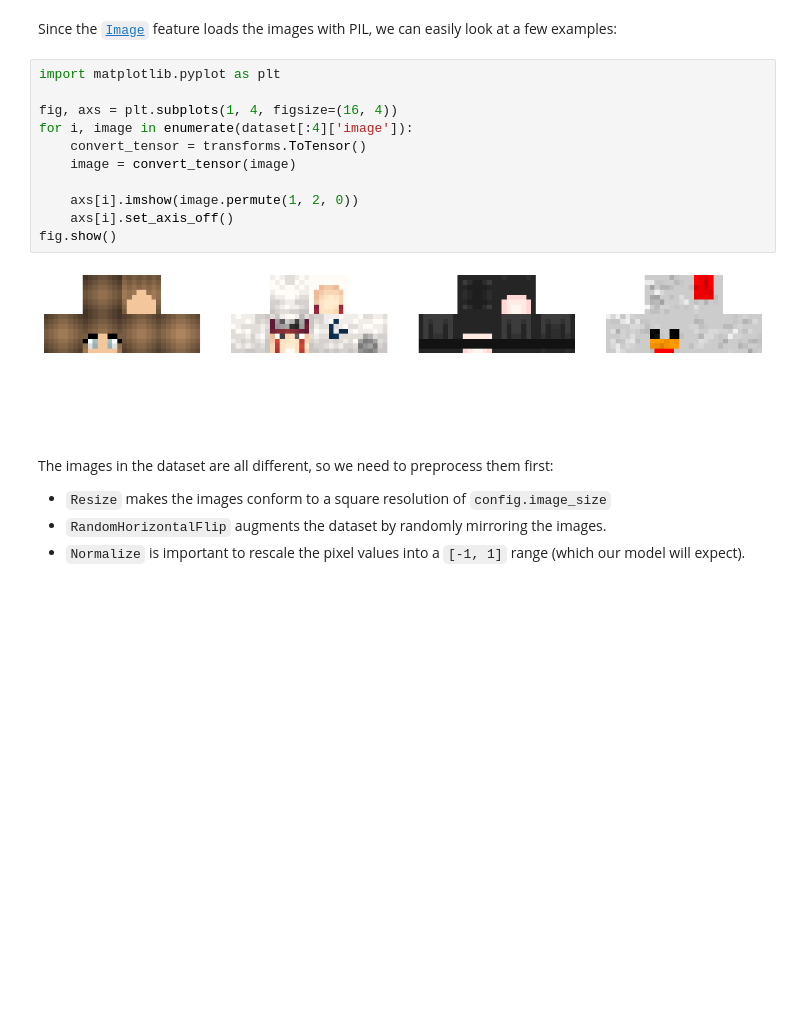
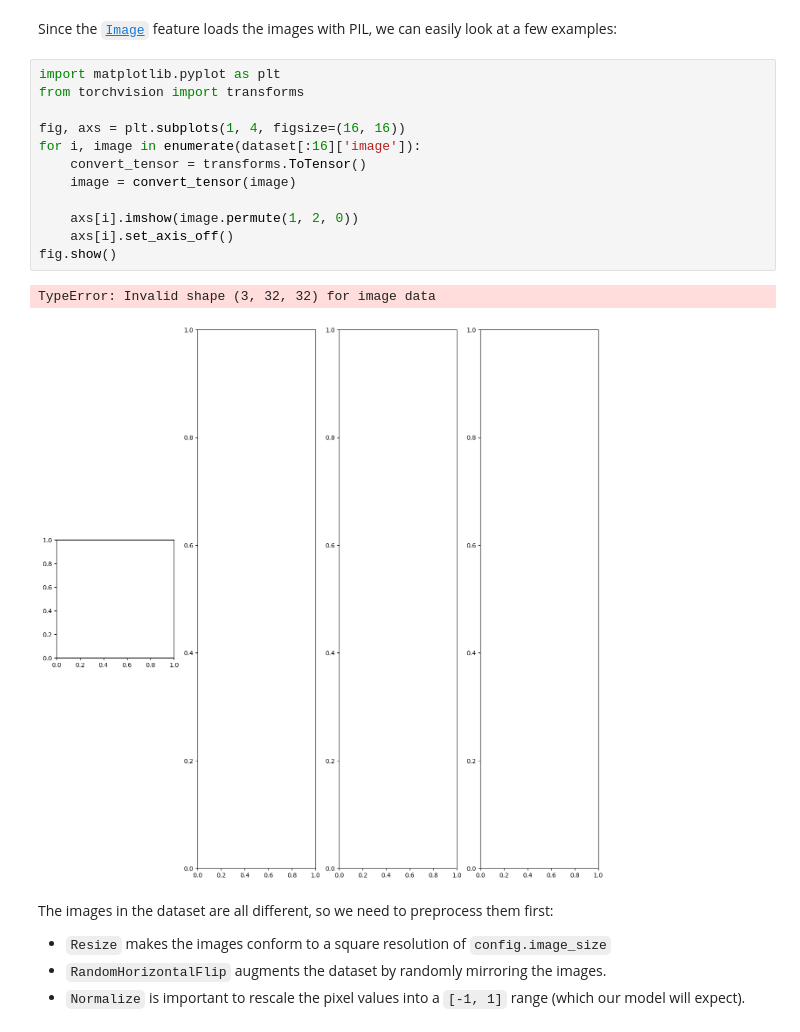
Before and after one commit to Jqden/389-Final-Project, a Jupyter notebook: mc_generator/gen.ipynb, the cells around one changed output. Drawn from its saved outputs; the diff is of its cells as text; blank space fills up the shorter version.

```diff
--- a/mc_generator/gen.ipynb
+++ b/mc_generator/gen.ipynb
@@ -73,17 +71,19 @@ dataset[:4]
 Since the [`Image`](https://huggingface.co/docs/datasets/image_process#image-datasets) feature loads the images with PIL, we can easily look at a few examples:
 # %%
 import matplotlib.pyplot as plt
+from torchvision import transforms
 
-fig, axs = plt.subplots(1, 4, figsize=(16, 4))
-for i, image in enumerate(dataset[:4]['image']):
+fig, axs = plt.subplots(1, 4, figsize=(16, 16))
+for i, image in enumerate(dataset[:16]['image']):
     convert_tensor = transforms.ToTensor()
     image = convert_tensor(image)
 
     axs[i].imshow(image.permute(1, 2, 0))
     axs[i].set_axis_off()
 fig.show()
 # %% [output]
+TypeError: Invalid shape (3, 32, 32) for image data
-[figure, old version]
+[figure, new version]
 # %% [markdown]
 The images in the dataset are all different, so we need to preprocess them first:
 * `Resize` makes the images conform to a square resolution of `config.image_size`
```
Also changed, not shown: parts of 2 cells of this notebook, 15 other files.
